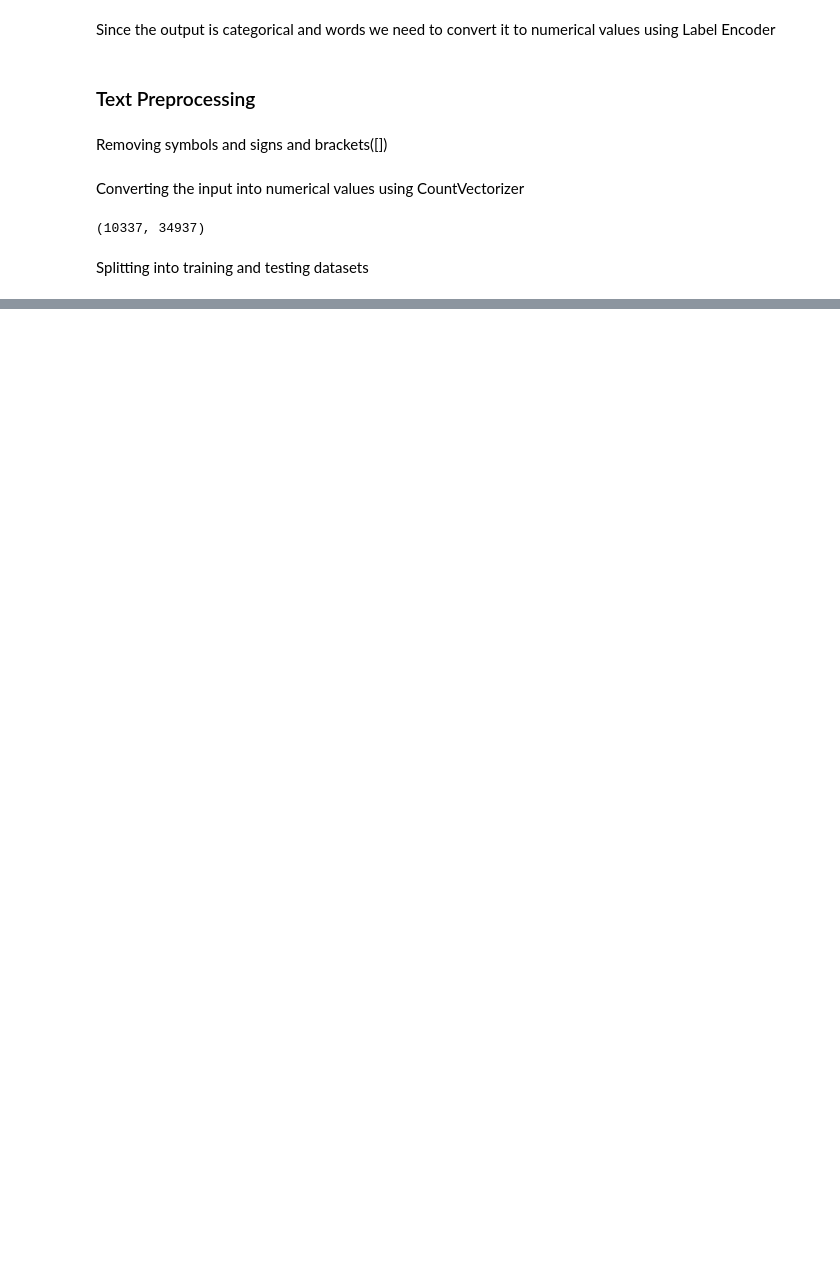
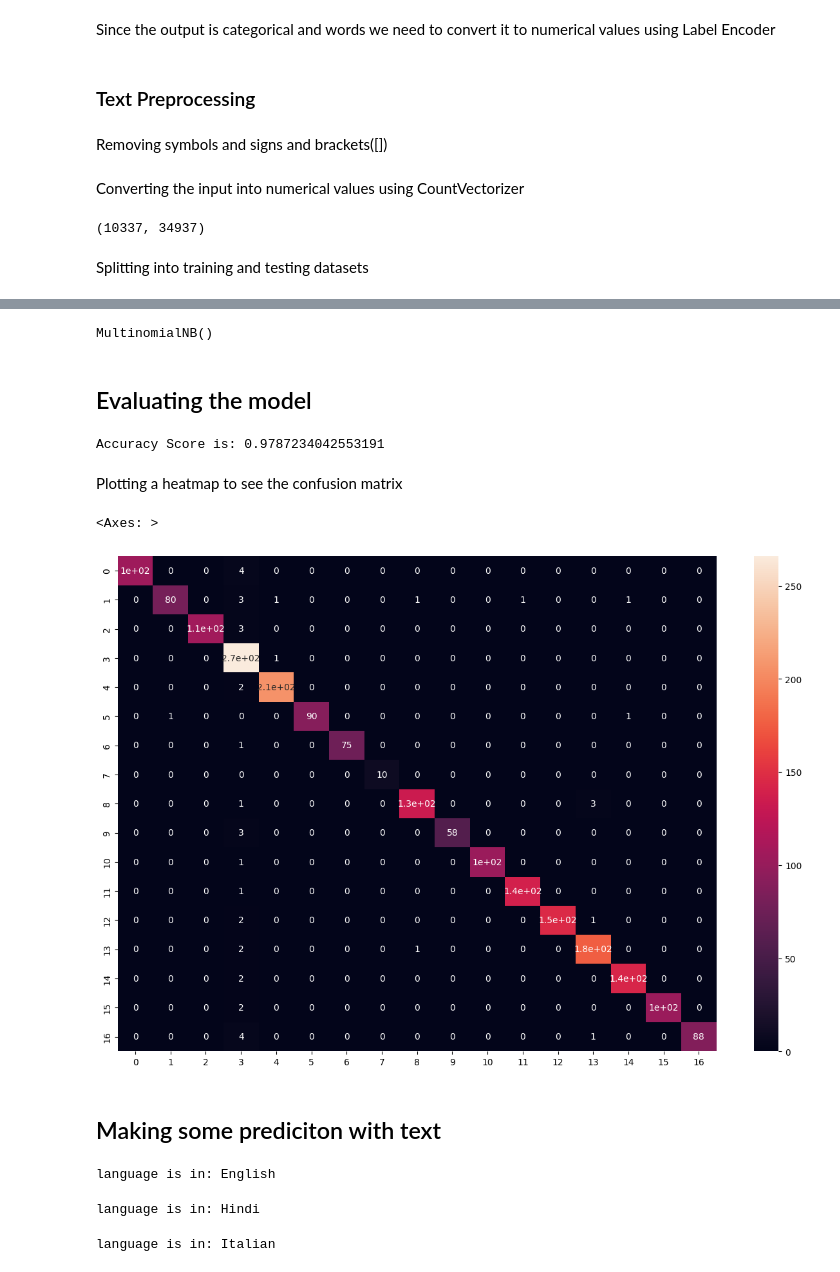
Before and after one commit to Simpl1fy/Language-Detection-NLP, a Jupyter notebook: langauge-detection.ipynb, the cells around one changed output, grey strips where cells are left out. Cells and saved outputs as stored; diff of their text form; code cells hidden in the pictures; blank space fills up the shorter version.

Commit message:
tested the model with various languages

```diff
--- a/langauge-detection.ipynb
+++ b/langauge-detection.ipynb
@@ -90,0 +93,28 @@ x_train, x_test, y_train, y_test = train_test_split(X, y, test_size=0.2)
+# %%
+from sklearn.naive_bayes import MultinomialNB
+model = MultinomialNB()
+model.fit(x_train, y_train)
+# %% [output]
+MultinomialNB()
+# %%
+y_pred = model.predict(x_test)
+# %% [markdown]
+## Evaluating the model
+# %%
+from sklearn.metrics import accuracy_score, confusion_matrix
+ac = accuracy_score(y_test, y_pred)
+cm = confusion_matrix(y_test, y_pred)
+
+print(f"Accuracy Score is: {ac}")
+# %% [output]
+Accuracy Score is: 0.9787234042553191
+# %% [markdown]
+Plotting a heatmap to see the confusion matrix
+# %%
+plt.figure(figsize=(15, 10))
+sns.heatmap(cm, annot=True)
+# %% [output]
+<Axes: >
+[figure, added]
+# %% [markdown]
+## Making some prediciton with text
@@ -90,0 +127,12 @@ x_train, x_test, y_train, y_test = train_test_split(X, y, test_size=0.2)
+# %%
+predict("Hello my name is gourab das")
+# %% [output]
+language is in: English
+# %%
+predict("नमस्ते, मेरा नाम गौरव दास है")
+# %% [output]
+language is in: Hindi
+# %%
+predict("Ciao, come stai")
+# %% [output]
+language is in: Italian
```
Also changed, not shown: parts of 4 cells of this notebook.
